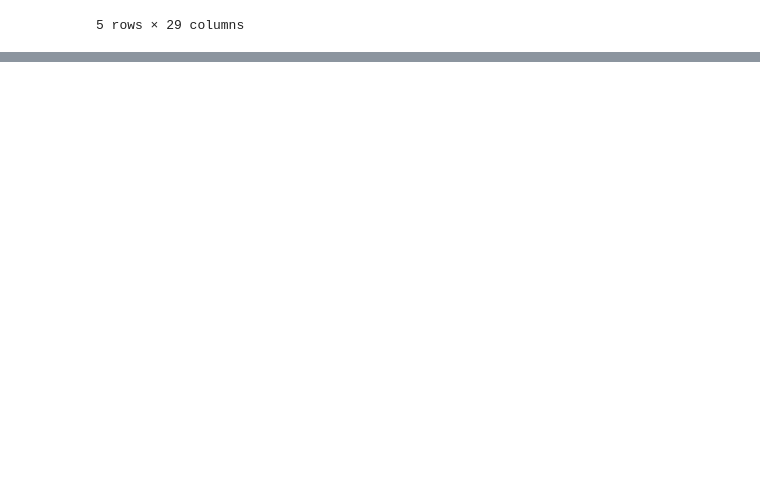
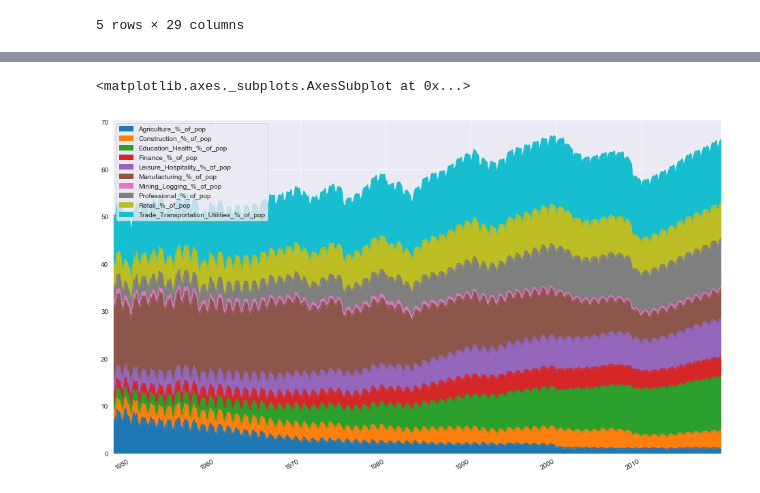
Before and after one commit to zapatos24/Employment_Prediction_LSTM_NN, a Jupyter notebook: mod_7_project.ipynb, the cells around one changed output, grey strips where cells are left out. Saved outputs shown, nothing was run; the diff lists cells and outputs as text; code cells hidden in the pictures; blank space fills up the shorter version.

```diff
--- a/mod_7_project.ipynb
+++ b/mod_7_project.ipynb
@@ -883,3 +883,17 @@ plt.show()
+# %%
+full_df[['Agriculture_%_of_pop',
+         'Construction_%_of_pop',
+         'Education_Health_%_of_pop',
+         'Finance_%_of_pop',
+         'Leisure_Hospitality_%_of_pop',
+         'Manufacturing_%_of_pop',
+         'Mining_Logging_%_of_pop',
+         'Professional_%_of_pop',
+         'Retail_%_of_pop',
+         'Trade_Transportation_Utilities_%_of_pop']].plot.area(figsize=(16,10))
+# %% [output]
+<matplotlib.axes._subplots.AxesSubplot at 0x...>
+[figure, added]
 # %%
 plt.figure(figsize=(16,10))
 for age in emp_levels:
```
Also changed, not shown: parts of 8 cells of this notebook.
